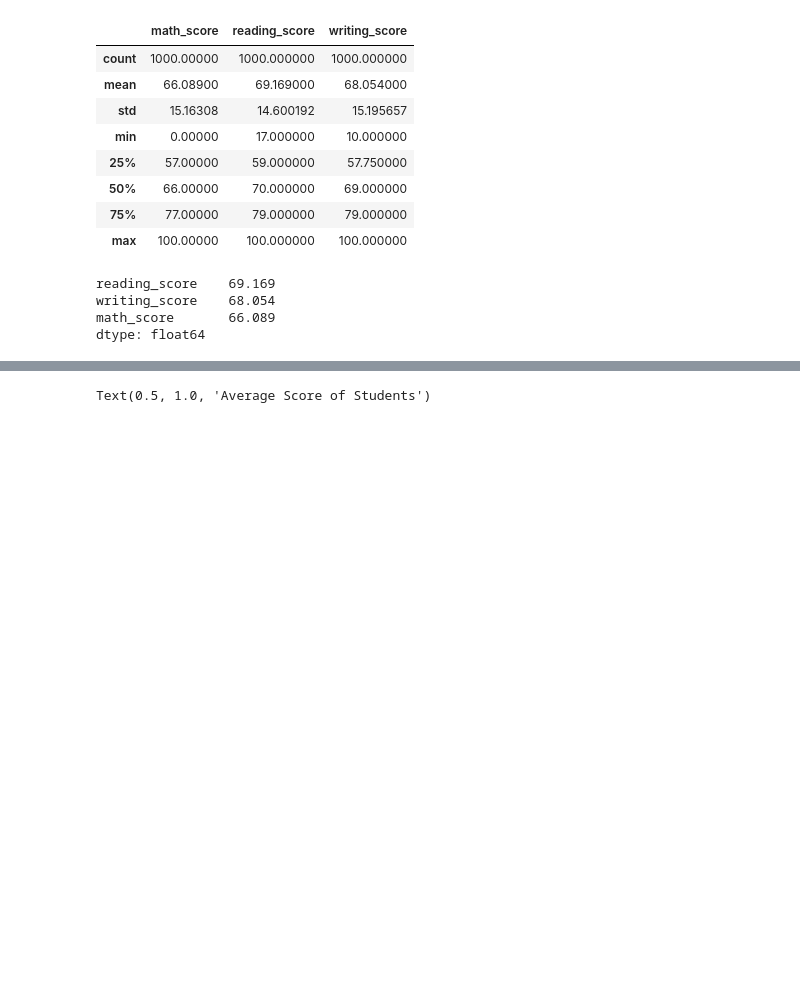
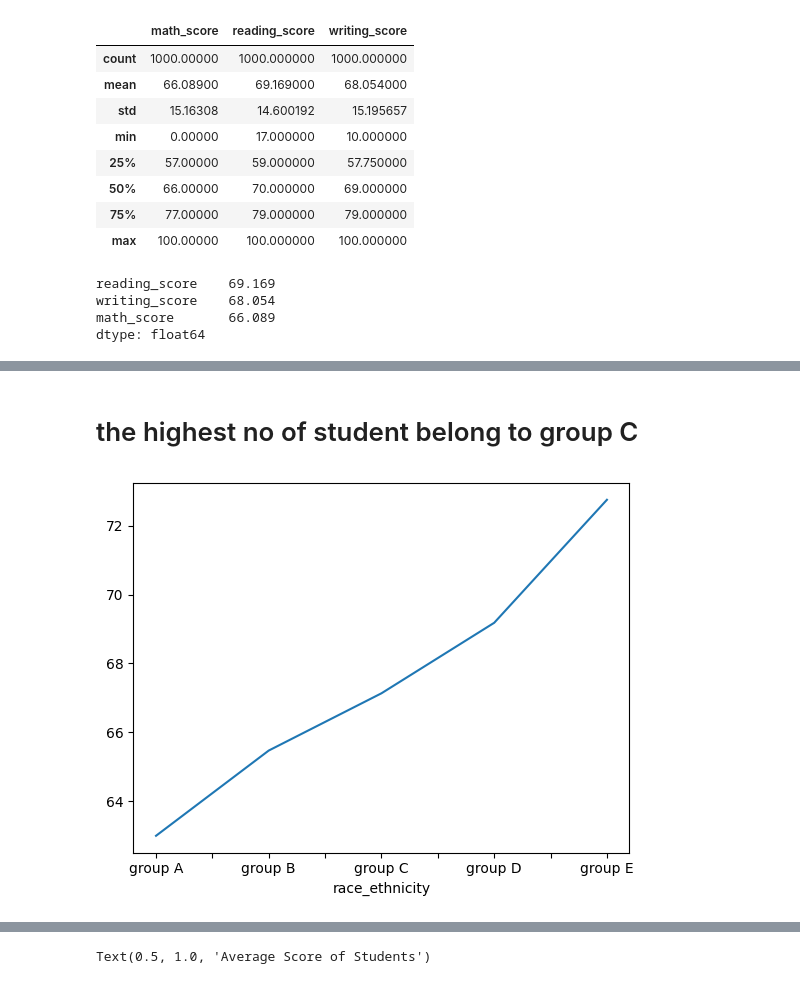
Before and after one commit to Riteshkumarps/Student_Performance, a Jupyter notebook: Notebook/EDA_student.ipynb, the cells around one changed output, grey strips where cells are left out. Drawn from its saved outputs; the diff is of its cells as text; code cells hidden in the pictures; blank space fills up the shorter version.

```diff
--- a/Notebook/EDA_student.ipynb
+++ b/Notebook/EDA_student.ipynb
@@ -340,0 +390,11 @@ dtype: float64
+# %% [markdown]
+# the highest no of student belong to group C
+# %%
+# Calculate average score for each race/ethnicity
+race_avg = df.groupby("race_ethnicity")["Avg_score"].mean()
+
+# Create bar chart
+race_avg.plot(kind="line")
+plt.show()
+# %% [output]
+[figure, added]
```
Also changed, not shown: parts of 20 cells of this notebook, 9 other files.
